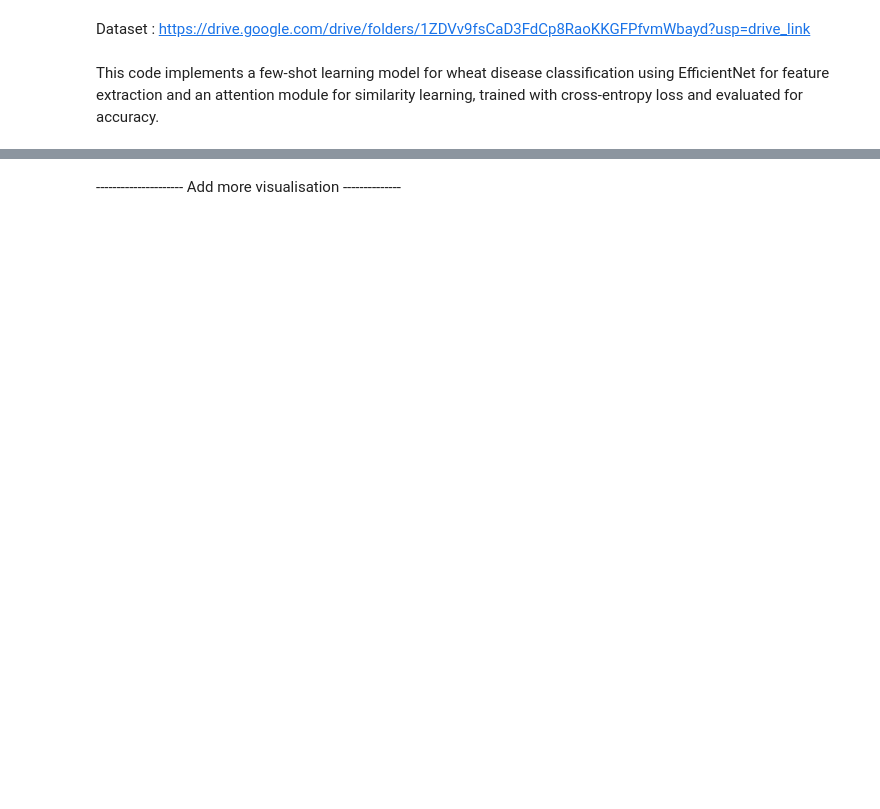
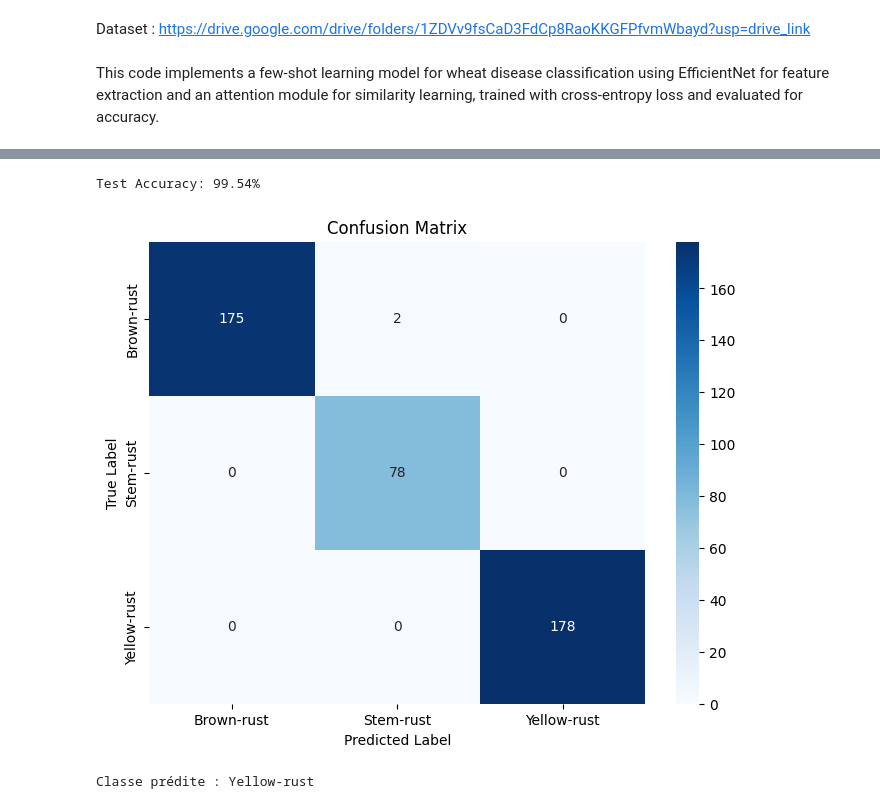
Before and after one commit to amira791/RePaperLab, a Jupyter notebook: PFE_Architecture/M3/M3_Version2.ipynb, the cells around one changed output, grey strips where cells are left out. Saved outputs shown, nothing was run; the diff lists cells and outputs as text; code cells hidden in the pictures; blank space fills up the shorter version.

```diff
--- a/PFE_Architecture/M3/M3_Version2.ipynb
+++ b/PFE_Architecture/M3/M3_Version2.ipynb
@@ -203,34 +203,44 @@ Test Accuracy: 98.61%
-# %% [markdown]
---------------------- Add more visualisation --------------
 # %%
+import torch
+import matplotlib.pyplot as plt
+import seaborn as sns
+from sklearn.metrics import confusion_matrix, ConfusionMatrixDisplay
+
 def evaluate_model(model, test_loader, class_names):
     model.eval()
     all_preds = []
     all_labels = []
 
     with torch.no_grad():
         for images, labels in test_loader:
             images, labels = images.to(device), labels.to(device)
-            outputs = model(images, images)
+
+            # Assurez-vous d'appeler le modèle correctement
+            outputs = model(images, images)  # Remettre deux arguments
+
             _, predicted = torch.max(outputs, 1)
 
             all_preds.extend(predicted.cpu().numpy())
             all_labels.extend(labels.cpu().numpy())
 
-    # Calcul de la précision
-    accuracy = np.mean(np.array(all_preds) == np.array(all_labels)) * 100
+    # Compute accuracy
+    accuracy = 100 * sum(1 for x, y in zip(all_preds, all_labels) if x == y) / len(all_labels)
     print(f"Test Accuracy: {accuracy:.2f}%")
 
-    # Génération de la Matrice de Confusion
+    # Compute confusion matrix
     cm = confusion_matrix(all_labels, all_preds)
 
-    # Affichage de la Matrice de Confusion
-    plt.figure(figsize=(10, 8))
+    # Plot confusion matrix
+    plt.figure(figsize=(8, 6))
     sns.heatmap(cm, annot=True, fmt="d", cmap="Blues", xticklabels=class_names, yticklabels=class_names)
-    plt.xlabel("Prédictions")
-    plt.ylabel("Vraies Classes")
-    plt.title("Matrice de Confusion")
+    plt.xlabel("Predicted Label")
+    plt.ylabel("True Label")
+    plt.title("Confusion Matrix")
     plt.show()
 
-    # Rapport de Classification
-    print("\nRapport de Classification :\n", classification_report(all_labels, all_preds, target_names=class_names))
+# Example usage
+class_names = ["Brown-rust", "Stem-rust", "Yellow-rust"]
+evaluate_model(model, test_loader, class_names)
+# %% [output]
+Test Accuracy: 99.54%
+[figure, added]
@@ -263,0 +247,40 @@ evaluate_model(model, test_loader, class_names)
+# %%
+import torch
+import torchvision.transforms as transforms
+from PIL import Image
+
+# Charger l'image
+image_path = "test.jpg"
+image = Image.open(image_path).convert("RGB")
+
+# Définir les transformations (adaptées à votre modèle)
+transform = transforms.Compose([
+    transforms.Resize((224, 224)),  # Adapter à la taille d'entrée du modèle
+    transforms.ToTensor(),
+    transforms.Normalize(mean=[0.5, 0.5, 0.5], std=[0.5, 0.5, 0.5])  # Normalisation (ajuster selon votre modèle)
+])
+
+# Appliquer les transformations
+image = transform(image)
+image = image.unsqueeze(0)  # Ajouter une dimension batch
+
+# Déplacer l'image vers l'appareil (GPU si disponible)
+device = torch.device("cuda" if torch.cuda.is_available() else "cpu")
+image = image.to(device)
+
+# Charger le modèle (s'assurer qu'il est en mode évaluation)
+model.to(device)
+model.eval()
+
+# Prédiction
+with torch.no_grad():
+    output = model(image, image)  # ⚠️ Vérifiez si votre modèle prend deux entrées
+    _, predicted = torch.max(output, 1)
+
+# Liste des classes (modifier selon vos classes)
+class_names = ["Brown-rust", "Stem-rust", "Yellow-rust"]
+predicted_class = class_names[predicted.item()]
+
+print(f"Classe prédite : {predicted_class}")
+# %% [output]
+Classe prédite : Yellow-rust
```
Also changed, not shown: parts of 7 cells of this notebook.
